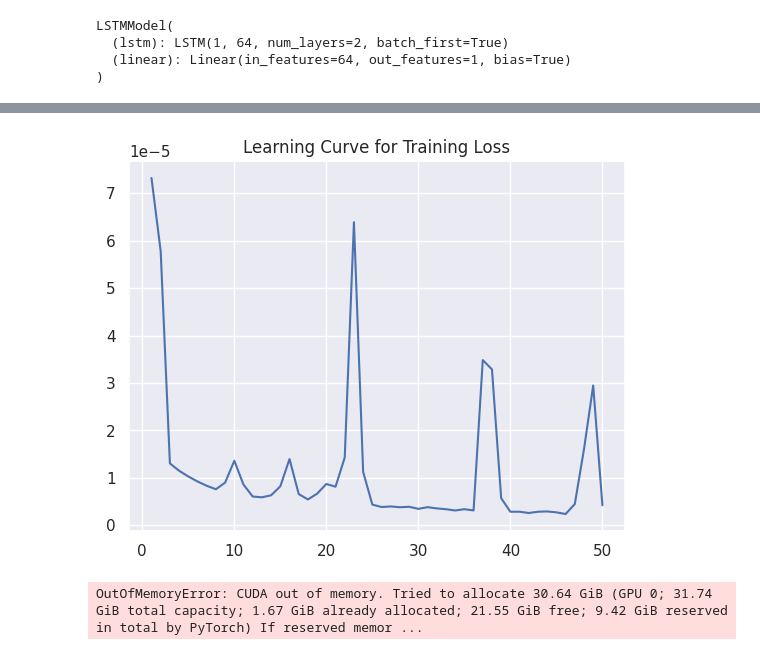
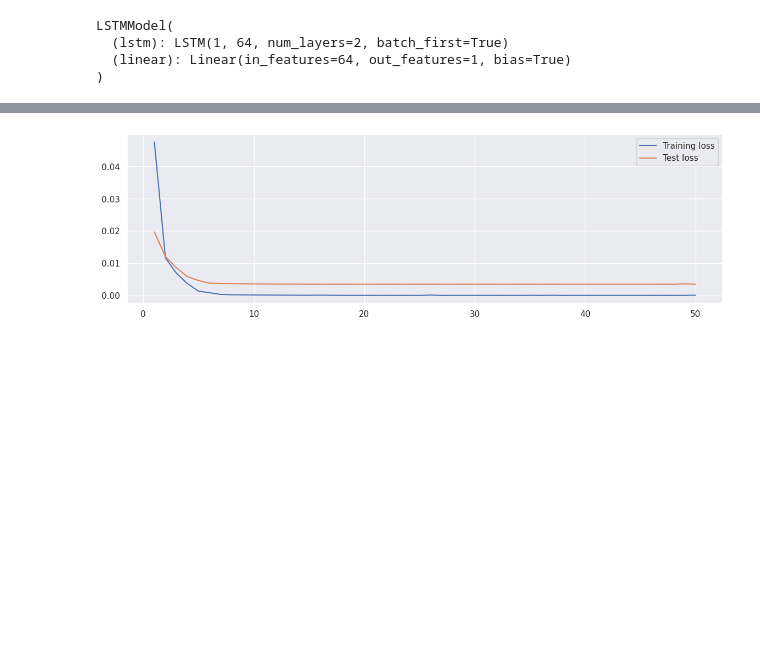
Before and after one commit to Yiwen-YY/ELEC0088_SNS, a Jupyter notebook: data_training.ipynb, the cells around one changed output, grey strips where cells are left out. Drawn from its saved outputs; the diff is of its cells as text; code cells hidden in the pictures; blank space fills up the shorter version.

Commit message:
fix: data forecast

```diff
--- a/data_training.ipynb
+++ b/data_training.ipynb
@@ -21,6 +26,9 @@ scaler = MinMaxScaler(feature_range=(0,1))
 scaled_train = scaler.fit_transform(tmax_train)
 
 print(scaled_train[:5])
+
+scaled_test = scaler.fit_transform(tmax_test)
+print(*scaled_test[:5])
 # %% [output]
 [[0.12852665]
  [0.13793103]
@@ -45,3 +54,16 @@ y_train = y_train.cuda()
 X_train.shape,y_train.shape
 # %% [output]
 (torch.Size([387, 50, 1]), torch.Size([387, 50, 1]))
+# %%
+# Create sequences and labels for testing data
+sequence_length = 30  # Number of time steps to look back
+X_test, y_test = [], []
+for i in range(len(scaled_test) - sequence_length):
+    X_test.append(scaled_test[i:i+sequence_length])
+    y_test.append(scaled_test[i+1:i+sequence_length+1])
+X_test, y_test = np.array(X_test), np.array(y_test)
+
+# Convert data to PyTorch tensors
+X_test = torch.tensor(X_test, dtype=torch.float32)
+y_test = torch.tensor(y_test, dtype=torch.float32)
+X_test.shape, y_test.shape
@@ -83,14 +107,17 @@ LSTMModel(
   (linear): Linear(in_features=64, out_features=1, bias=True)
 )
 # %%
-batch_size = 8
+batch_size = 4
 # Create DataLoader for batch training
 train_dataset = torch.utils.data.TensorDataset(X_train, y_train)
 train_loader = torch.utils.data.DataLoader(train_dataset, batch_size=batch_size, shuffle=True)
+
+test_dataset = torch.utils.data.TensorDataset(X_test, y_test)
+test_loader = torch.utils.data.DataLoader(test_dataset, batch_size=batch_size, shuffle=False)
 # %%
-torch.cuda.empty_cache()
 num_epochs = 50
 train_hist =[]
+test_hist =[]
 # Training loop
 for epoch in range(num_epochs):
     total_loss = 0.0
@@ -112,6 +139,21 @@ for epoch in range(num_epochs):
     average_loss = total_loss / len(train_loader)
     train_hist.append(average_loss)
 
+    # Validation on test data
+    model.eval()
+    with torch.no_grad():
+        total_test_loss = 0.0
+
+        for batch_X_test, batch_y_test in test_loader:
+            batch_X_test, batch_y_test = batch_X_test.to(device), batch_y_test.to(device)
+            predictions_test = model(batch_X_test)
+            test_loss = loss_fn(predictions_test, batch_y_test)
+
+            total_test_loss += test_loss.item()
+
+        # Calculate average test loss and accuracy
+        average_test_loss = total_test_loss / len(test_loader)
+        test_hist.append(average_test_loss)
     if (epoch+1)%10==0:
-        print(f'Epoch [{epoch+1}/{num_epochs}] - Training Loss: {average_loss:.4f}')
+        print(f'Epoch [{epoch+1}/{num_epochs}] - Training Loss: {average_loss:.4f}, Test Loss: {average_test_loss:.4f}')
 # %% [output]
@@ -123,43 +165,12 @@ Epoch [50/50] - Training Loss: 0.0000
 # %%
 sns.set()
 x = np.linspace(1,num_epochs,num_epochs)
-plt.plot(x,train_hist,scalex=True)
-plt.title('Learning Curve for Training Loss')
+plt.plot(x,train_hist,scalex=True, label="Training loss")
+plt.plot(x, test_hist, label="Test loss")
+plt.legend()
 plt.show()
 # %% [output]
-[figure, old version]
+[figure, new version]
-# %%
-import os
-os.environ["CUDA_VISIBLE_DEVICES"] = "1"
-
-torch.cuda.empty_cache()
-num_days_to_predict = 30
-predicted_temperatures = []
-
-# Set initial input sequence for prediction
-input_sequence = tmax_train[-sequence_length:].reshape(1, sequence_length, 1)
-for _ in range(num_days_to_predict):
-    with torch.no_grad():
-        input_tensor = torch.FloatTensor(input_sequence).to(device)
-        prediction = model(input_tensor)
-        prediction = prediction.cpu().numpy()
-
-    # Append the predicted temperature to the list
-    predicted_temperatures.append(prediction[0][0])  # Assuming only one prediction value per time step
-
-    # Update the input sequence for the next prediction
-    # Assuming prediction has shape (1, 1, num_predictions)
-    input_sequence = np.append(input_sequence[:, 1:, :], prediction, axis=1)
-
-# Inverse transform the predicted temperatures to get the original scale
-predicted_temperatures = scaler.inverse_transform(np.array(predicted_temperatures).reshape(-1, 1))
-
-# Print the predicted temperatures for the next month
-print('Predicted temperatures for the next month:')
-for i, temp in enumerate(predicted_temperatures):
-    print(f"Day {i+1}: {temp[0]}")
-# %% [output]
-OutOfMemoryError: CUDA out of memory. Tried to allocate 30.64 GiB (GPU 0; 31.74 GiB total capacity; 1.67 GiB already allocated; 21.55 GiB free; 9.42 GiB reserved in total by PyTorch) If reserved memor ...
 # %%
 # Define the number of future time steps to forecast
 num_forecast_steps = 30
```
Also changed, not shown: parts of 7 cells of this notebook, 13 other files.
